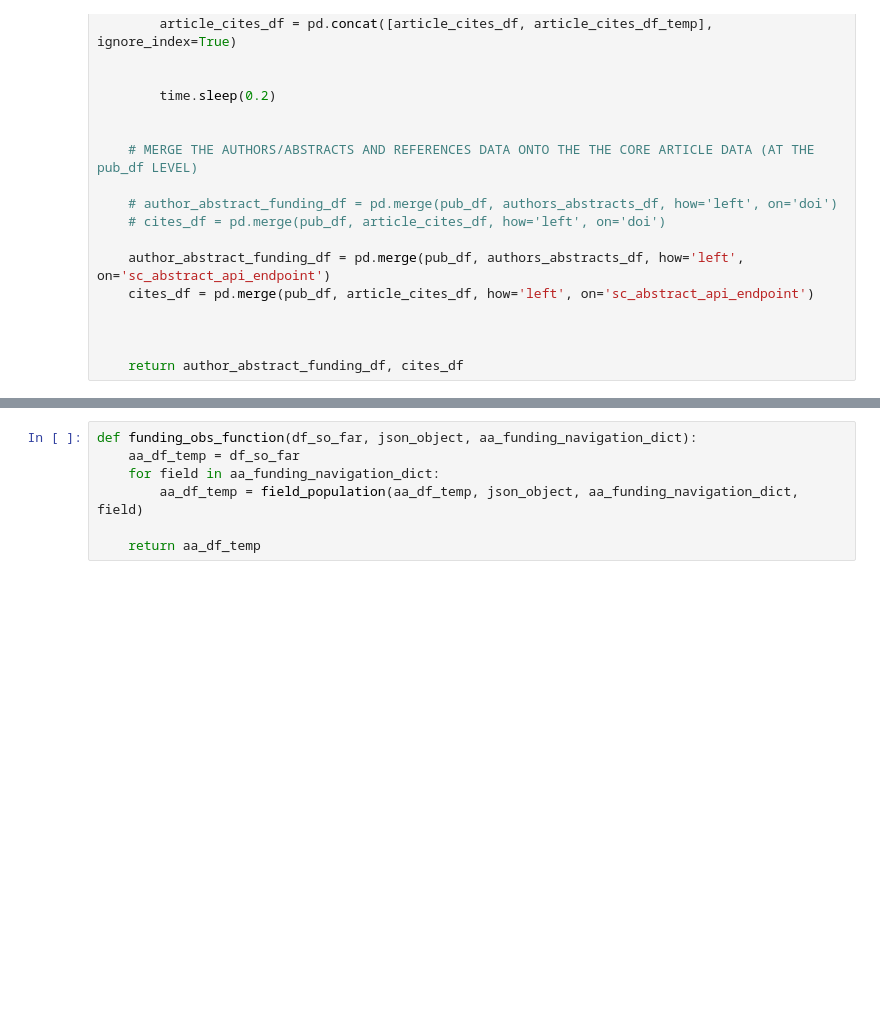
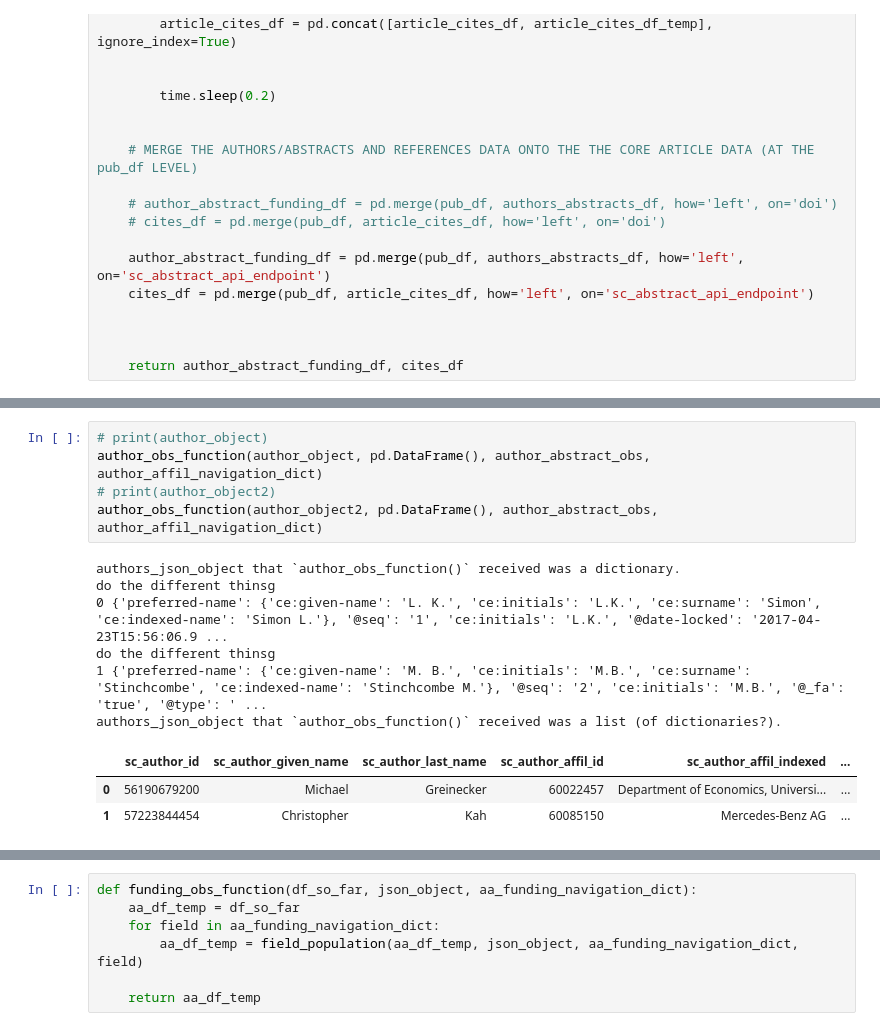
Before and after one commit to joshuaylevy/ioCapture, a Jupyter notebook: 00_Scraping/scopus_read.ipynb, the cells around one changed output, grey strips where cells are left out. Drawn from its saved outputs; the diff is of its cells as text; blank space fills up the shorter version.

```diff
--- a/00_Scraping/scopus_read.ipynb
+++ b/00_Scraping/scopus_read.ipynb
@@ -515,3 +645,18 @@ def abstract_references_collect(pub_code):
+# %%
+# print(author_object)
+author_obs_function(author_object, pd.DataFrame(), author_abstract_obs, author_affil_navigation_dict)
+# print(author_object2)
+author_obs_function(author_object2, pd.DataFrame(), author_abstract_obs, author_affil_navigation_dict)
+# %% [output]
+authors_json_object that `author_obs_function()` received was a dictionary.
+do the different thinsg
+0 {'preferred-name': {'ce:given-name': 'L. K.', 'ce:initials': 'L.K.', 'ce:surname': 'Simon', 'ce:indexed-name': 'Simon L.'}, '@seq': '1', 'ce:initials': 'L.K.', '@date-locked': '2017-04-23T15:56:06.9 ...
+do the different thinsg
+1 {'preferred-name': {'ce:given-name': 'M. B.', 'ce:initials': 'M.B.', 'ce:surname': 'Stinchcombe', 'ce:indexed-name': 'Stinchcombe M.'}, '@seq': '2', 'ce:initials': 'M.B.', '@_fa': 'true', '@type': ' ...
+authors_json_object that `author_obs_function()` received was a list (of dictionaries?).
+|  | sc_author_id | sc_author_given_name | sc_author_last_name | sc_author_affil_id | sc_author_affil_indexed | ... |
+| 0 | 56190679200 | Michael | Greinecker | 60022457 | Department of Economics, Universi... | ... |
+| 1 | 57223844454 | Christopher | Kah | 60085150 | Mercedes-Benz AG | ... |
 # %%
 def author_obs_function(authors_json_object, df_so_far, author_abstract_obs_df, author_affil_navigation_dict):
     # IF there is only a single author then this is a json/dict...
```
Also changed, not shown: parts of 4 cells of this notebook, 1 other file.
